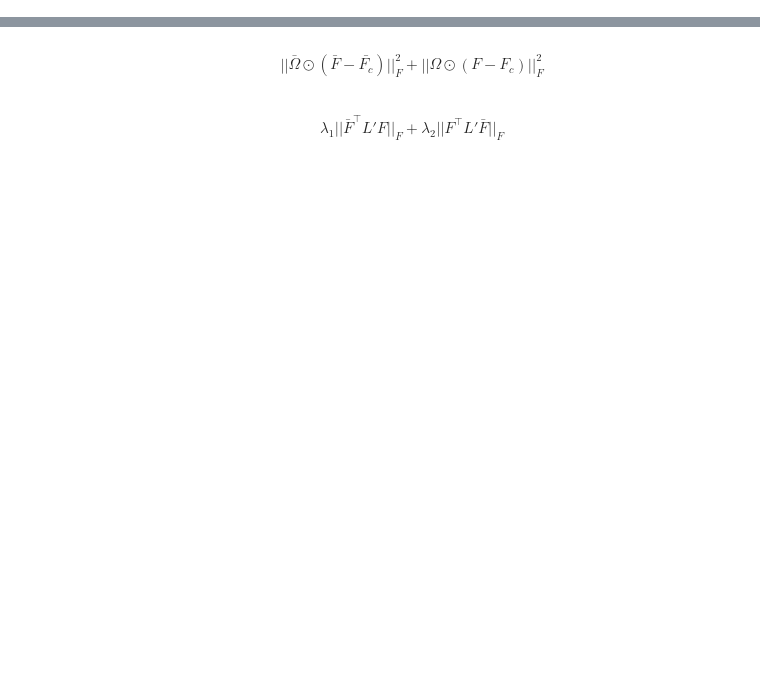
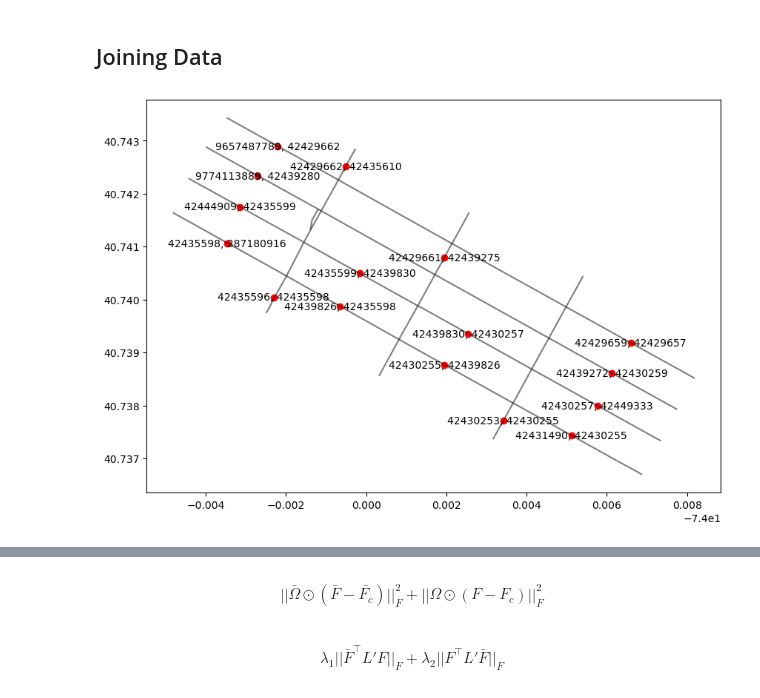
Before and after one commit to ct-spec-res/ev-load-forecast-nyc, a Jupyter notebook: src/automated-traffic-counts/05_ksha_cvxpy_chelsea.ipynb, the cells around one changed output, grey strips where cells are left out. Saved outputs shown, nothing was run; the diff lists cells and outputs as text; code cells hidden in the pictures; blank space fills up the shorter version.

```diff
--- a/src/automated-traffic-counts/05_ksha_cvxpy_chelsea.ipynb
+++ b/src/automated-traffic-counts/05_ksha_cvxpy_chelsea.ipynb
@@ -95,6 +0,0 @@ def calculate_backlog(df):
-# %%
-df = request_atr_series([32462, 32467, 32814,
-                         32811, 32798, 32795,
-                         32628, 32634, 32632,
-                         32460, 32458, 271225,
-                         32299, 32301, 32463])
@@ -229,0 +85,18 @@ l1, l2, l3, l4, l5 = 1, 1, 1, 1, 1
+# %% [markdown]
+## Joining Data
+# %%
+# match our ATR data (df) to the closest street segment in the OSMNX graph (gdf_edges)
+atrs_with_streets_gdf = atrs_gdf.to_crs(3857).sjoin_nearest(
+    edges_gdf.reset_index().to_crs(3857), distance_col='dist', how='inner'
+).drop(columns=['index_right']).to_crs(4326).rename(columns={'geometry':'atr_geometry'}).set_geometry('atr_geometry')
+# %%
+fig, ax = plt.subplots(figsize=(10,10))
+edges_gdf.plot(ax=ax, color='black', alpha=0.5)
+unique_atr_gdf = atrs_with_streets_gdf.dissolve(by=['u','v','key'], as_index=False)
+unique_atr_gdf.plot(ax=ax, color='red')
+
+for idx, row in unique_atr_gdf.iterrows():
+    plt.annotate(text= str(row['u']) + ', ' + str(row['v']), xy=row['atr_geometry'].coords[0], horizontalalignment='center',
+                 verticalalignment='center')
+# %% [output]
+[figure, added]
```
Also changed, not shown: parts of 67 cells of this notebook.
